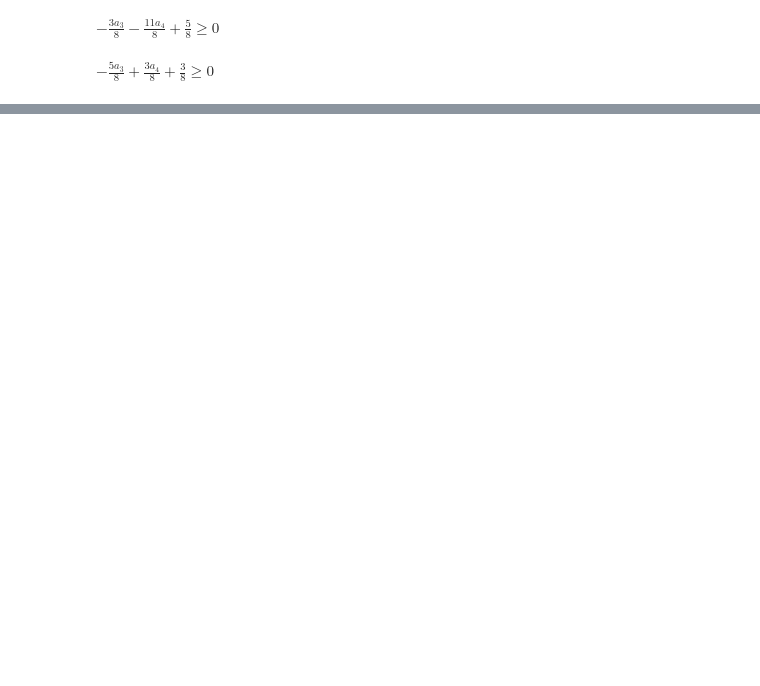
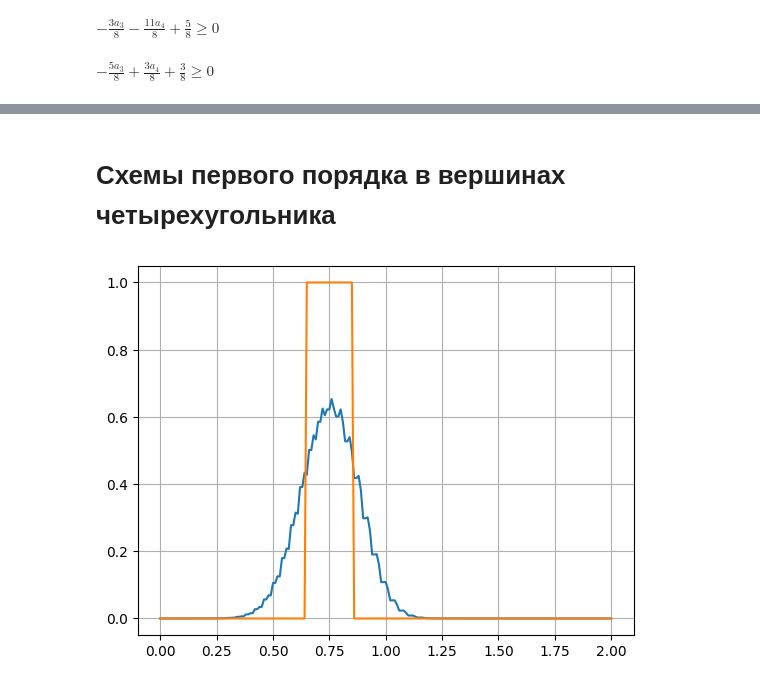
Before and after one commit to ItsMyPain/NCP, a Jupyter notebook: Lab 1/theoretical.ipynb, the cells around one changed output, grey strips where cells are left out. Cells and saved outputs as stored; diff of their text form; code cells hidden in the pictures; blank space fills up the shorter version.

```diff
--- a/Lab 1/theoretical.ipynb
+++ b/Lab 1/theoretical.ipynb
@@ -220,0 +216,36 @@ fig.set_size_inches(16, 10)
+# %%
+def f(_x: np.ndarray):
+    return ((_x <= 0.6) & (0.4 <= _x)).astype(int)
+
+
+def u_an(_x: np.ndarray, _t: float):
+    return np.where(_x - _t >= 0, f(_x - _t), 0)
+# %%
+X = 201
+xx = np.linspace(0, 2, X)
+h_x = np.diff(xx)[0]
+
+N = 101
+tau_t = sigma * h_x
+tt = np.linspace(0, 100 * tau_t, N)
+# %%
+u_analytic = np.array([u_an(xx, _t) for _t in tt])
+# %%
+def solve(a_1, a_2, a_3, a_4, _t=100):
+    u = np.zeros((N, X))
+    u[0] = f(xx)
+    u[1] = u_an(xx, tt[1])
+    for n in range(1, N - 1):
+        u[n + 1, 2:-1] = a_1 * u[n, 1:-2] + a_2 * u[n, 3:] + a_3 * u[n - 1, 2:-1] + a_4 * u[n - 1, 0:-3]
+
+    plt.plot(xx, u[_t])
+    plt.plot(xx, u_analytic[_t])
+    plt.grid()
+    plt.show()
+# %% [markdown]
+# Схемы первого порядка в вершинах четырехугольника
+# %%
+A_p = (get_a1_1(A[1], A[0]), get_a2_1(A[1], A[0]), A[1], A[0])
+solve(*A_p)
+# %% [output]
+[figure, added]
```
Also changed, not shown: parts of 41 cells of this notebook, 3 other files.
